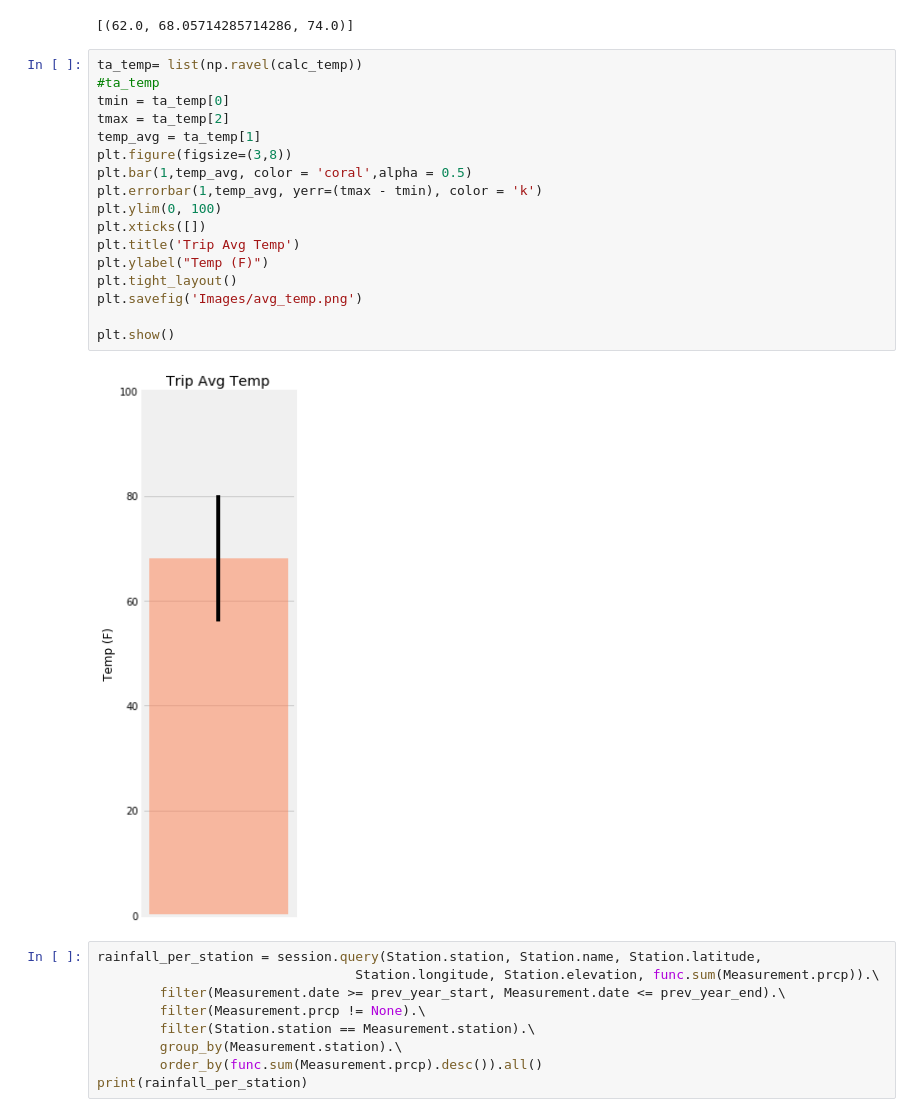
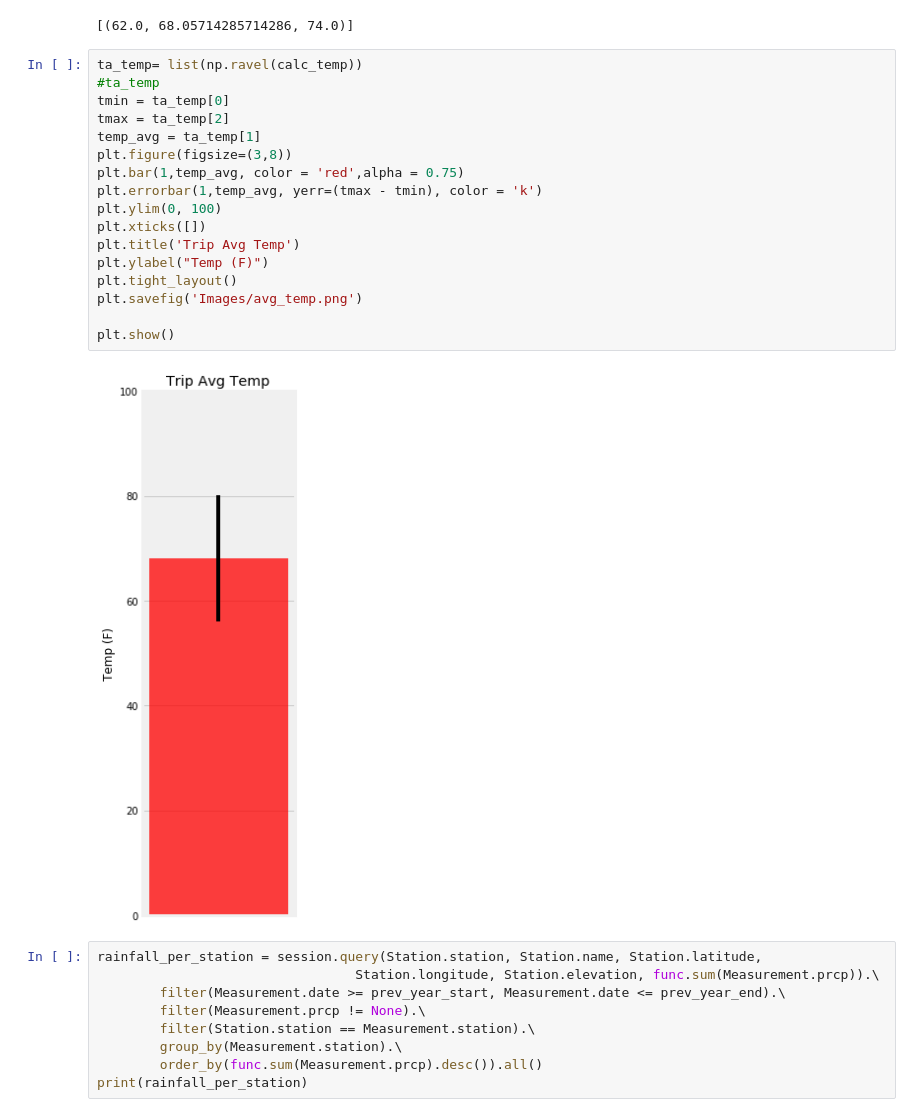
Before and after one commit to jacobklug/Klug_DataBootCampHW, a Jupyter notebook: 10 Advanced Data HW /10_KlugHW.ipynb, the cells around one changed output. Drawn from its saved outputs; the diff is of its cells as text.

```diff
--- a/10 Advanced Data HW /10_KlugHW.ipynb
+++ b/10 Advanced Data HW /10_KlugHW.ipynb
@@ -157,22 +157,22 @@ print(calc_temp)
 # %%
 ta_temp= list(np.ravel(calc_temp))
 #ta_temp
 tmin = ta_temp[0]
 tmax = ta_temp[2]
 temp_avg = ta_temp[1]
 plt.figure(figsize=(3,8))
-plt.bar(1,temp_avg, color = 'coral',alpha = 0.5)
+plt.bar(1,temp_avg, color = 'red',alpha = 0.75)
 plt.errorbar(1,temp_avg, yerr=(tmax - tmin), color = 'k')
 plt.ylim(0, 100)
 plt.xticks([])
 plt.title('Trip Avg Temp')
 plt.ylabel("Temp (F)")
 plt.tight_layout()
 plt.savefig('Images/avg_temp.png')
 
 plt.show()
 # %% [output]
-[figure, old version]
+[figure, new version]
 # %%
 rainfall_per_station = session.query(Station.station, Station.name, Station.latitude,
                                  Station.longitude, Station.elevation, func.sum(Measurement.prcp)).\
```
Also changed, not shown: 1 other file.
